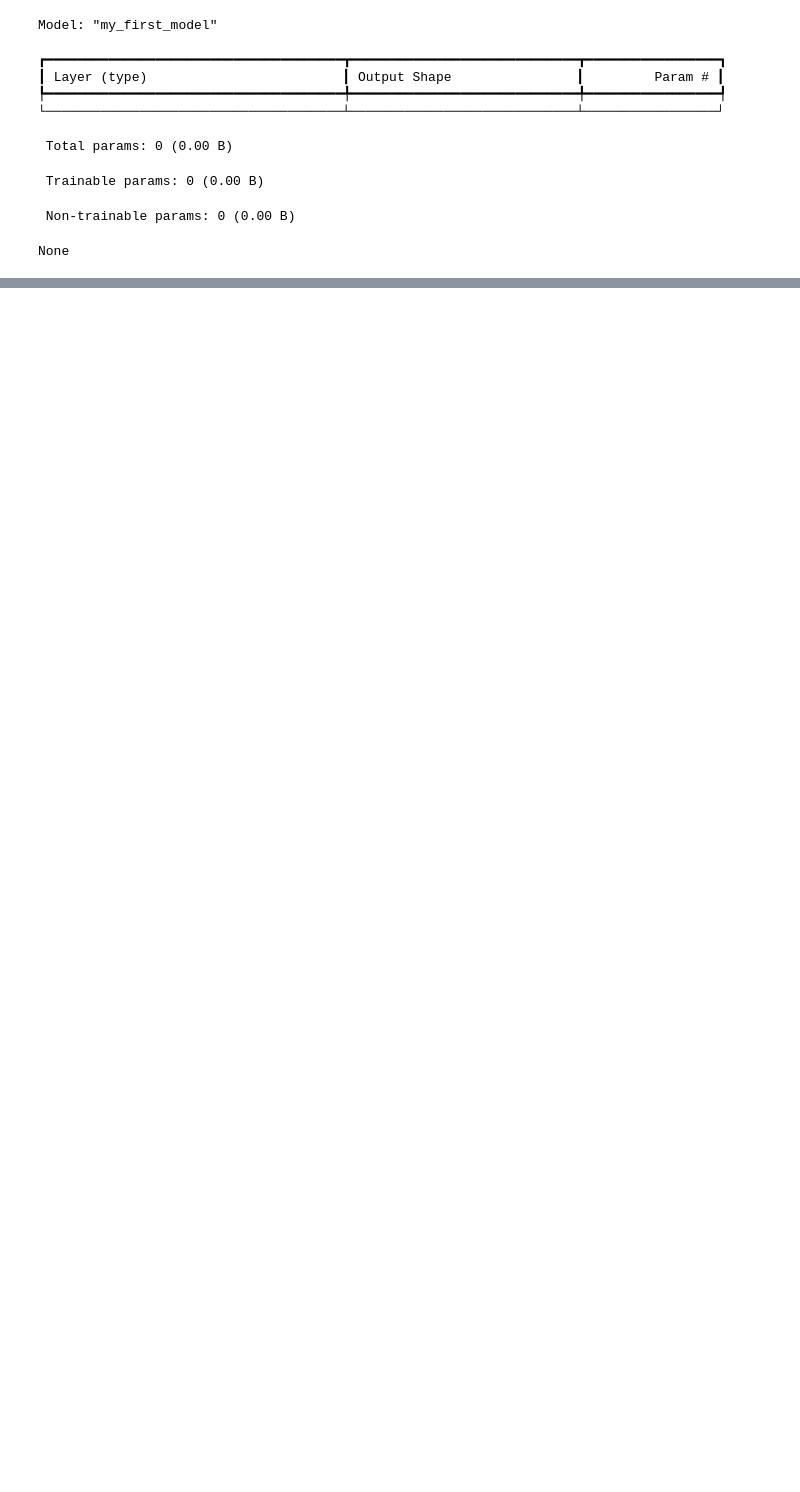
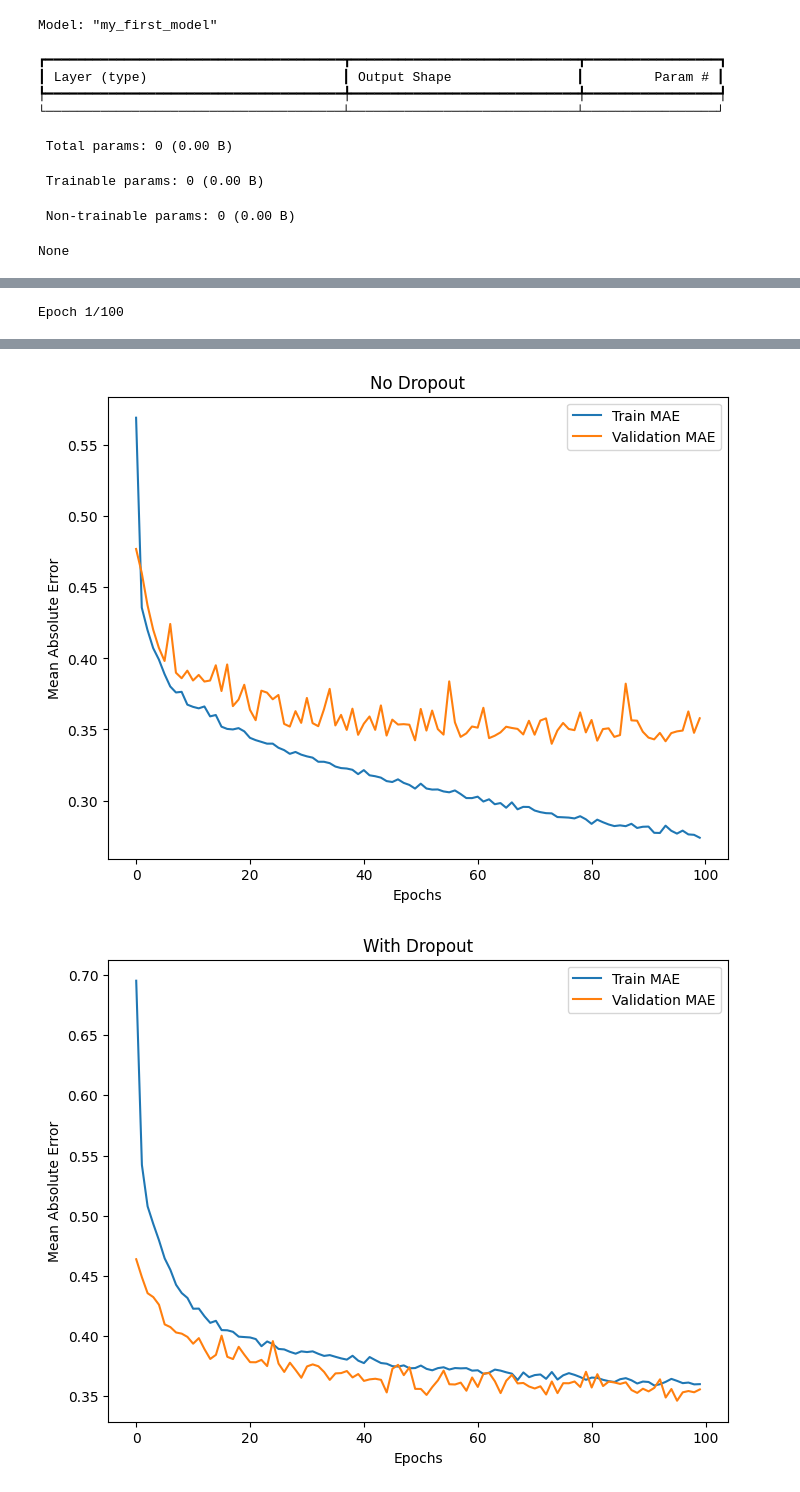
Before and after one commit to benson1231/DataScience, a Jupyter notebook: NeuralNetwork.ipynb, the cells around one changed output, grey strips where cells are left out. Saved outputs shown, nothing was run; the diff lists cells and outputs as text; code cells hidden in the pictures; blank space fills up the shorter version.

```diff
--- a/NeuralNetwork.ipynb
+++ b/NeuralNetwork.ipynb
@@ -368,0 +236,75 @@ tf.Tensor(
+# %%
+from sklearn.datasets import fetch_california_housing
+from sklearn.model_selection import train_test_split
+from sklearn.preprocessing import StandardScaler
+import tensorflow as tf
+from tensorflow.keras.models import Sequential
+from tensorflow.keras import layers
+
+# 1. 加載數據集
+data = fetch_california_housing()
+X, y = data.data, data.target
+
+# 2. 標準化數據
+scaler = StandardScaler()
+X_scaled = scaler.fit_transform(X)
+
+# 3. 分割數據集
+features_train, features_test, labels_train, labels_test = train_test_split(X_scaled, y, test_size=0.2, random_state=42)
+
+# 4. 定義無 Dropout 的模型
+def design_model_no_dropout(X, learning_rate):
+    model = Sequential(name="model_no_dropout")
+    model.add(layers.InputLayer(input_shape=(X.shape[1],)))
+    model.add(layers.Dense(128, activation='relu'))
+    model.add(layers.Dense(64, activation='relu'))
+    model.add(layers.Dense(24, activation='relu'))
+    model.add(layers.Dense(1))  # 輸出層（回歸）
+    opt = tf.keras.optimizers.Adam(learning_rate=learning_rate)
+    model.compile(loss='mse', metrics=['mae'], optimizer=opt)
+    return model
+
+# 5. 定義有 Dropout 的模型
+def design_model_dropout(X, learning_rate):
+    model = Sequential(name="model_with_dropout")
+    model.add(layers.InputLayer(input_shape=(X.shape[1],)))
+    model.add(layers.Dense(128, activation='relu'))
+    model.add(layers.Dropout(0.1))
+    model.add(layers.Dense(64, activation='relu'))
+    model.add(layers.Dropout(0.2))
+    model.add(layers.Dense(24, activation='relu'))
+    model.add(layers.Dropout(0.2))
+    model.add(layers.Dense(1))  # 輸出層（回歸）
+    opt = tf.keras.optimizers.Adam(learning_rate=learning_rate)
+    model.compile(loss='mse', metrics=['mae'], optimizer=opt)
+    return model
+
+# 6. 訓練模型
+learning_rate = 0.001
+num_epochs = 100
+
+# 無 Dropout
+model_no_dropout = design_model_no_dropout(features_train, learning_rate)
+history_no_dropout = model_no_dropout.fit(features_train, labels_train, validation_split=0.2, epochs=num_epochs, verbose=1)
+
+# 有 Dropout
+model_with_dropout = design_model_dropout(features_train, learning_rate)
+history_with_dropout = model_with_dropout.fit(features_train, labels_train, validation_split=0.2, epochs=num_epochs, verbose=1)
+
+# 7. 繪製訓練歷史
+import matplotlib.pyplot as plt
+
+def plot(history, title):
+    plt.figure(figsize=(8, 6))
+    plt.plot(history.history['mae'], label='Train MAE')
+    plt.plot(history.history['val_mae'], label='Validation MAE')
+    plt.title(title)
+    plt.xlabel('Epochs')
+    plt.ylabel('Mean Absolute Error')
+    plt.legend()
+    plt.show()
+
+plot(history_no_dropout, 'No Dropout')
+plot(history_with_dropout, 'With Dropout')
+# %% [output]
+Epoch 1/100
@@ -368,0 +328,2 @@ tf.Tensor(
+[figure, added]
+[figure, added]
```
Also changed, not shown: parts of 6 cells of this notebook.
